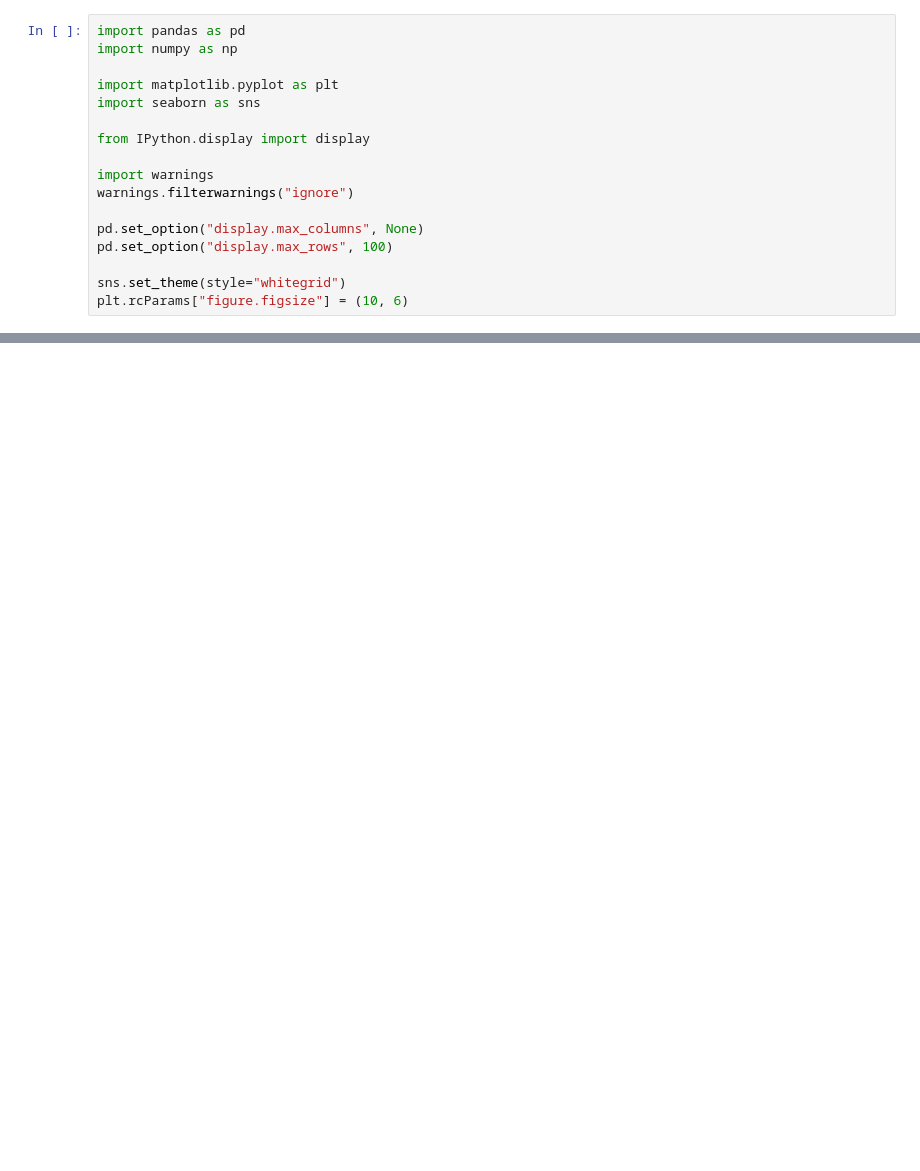
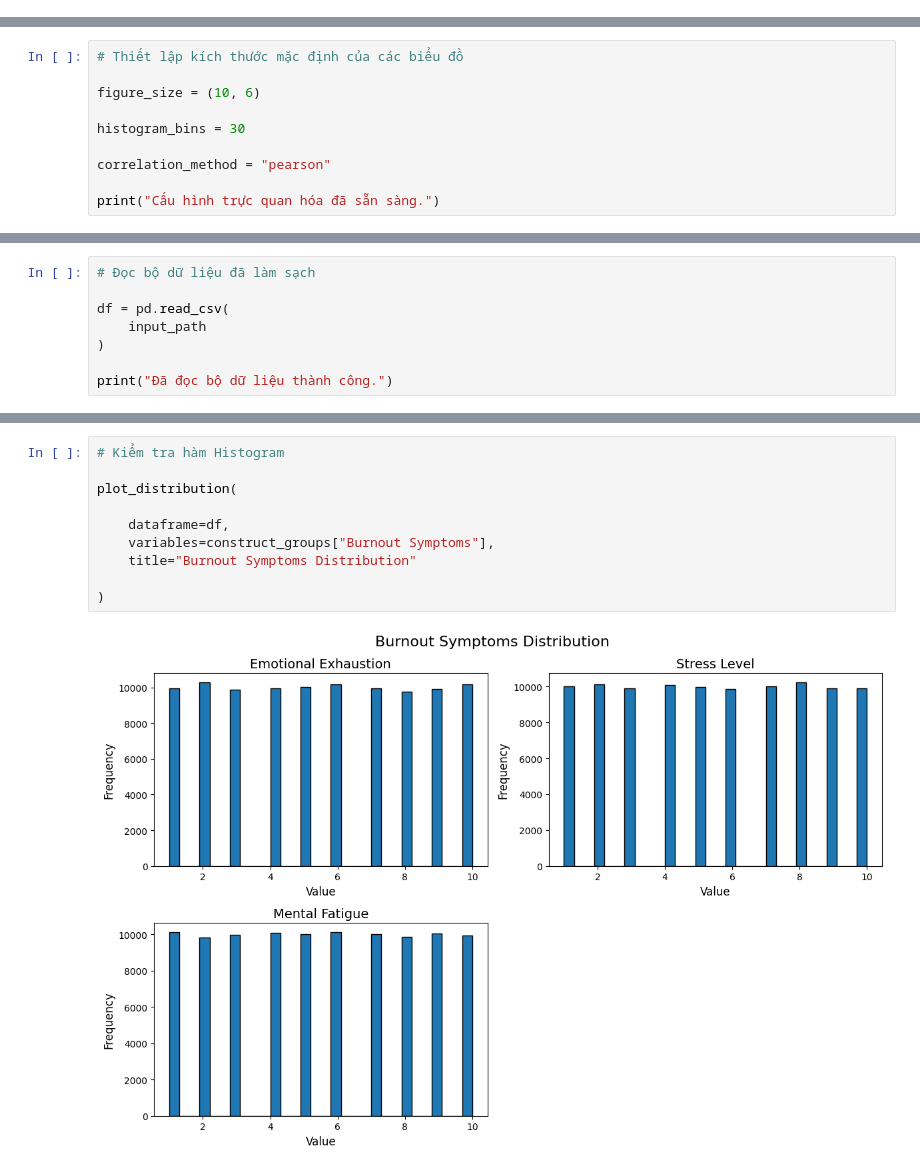
Before and after one commit to NguynnThah/DA016, a Jupyter notebook: notebooks/international_dataset/03_EDA.ipynb, the cells around one changed output, grey strips where cells are left out. Drawn from its saved outputs; the diff is of its cells as text; blank space fills up the shorter version.

```diff
--- a/notebooks/international_dataset/03_EDA.ipynb
+++ b/notebooks/international_dataset/03_EDA.ipynb
@@ -11,17 +0,0 @@
-# %%
-import pandas as pd
-import numpy as np
-
-import matplotlib.pyplot as plt
-import seaborn as sns
-
-from IPython.display import display
-
-import warnings
-warnings.filterwarnings("ignore")
-
-pd.set_option("display.max_columns", None)
-pd.set_option("display.max_rows", 100)
-
-sns.set_theme(style="whitegrid")
-plt.rcParams["figure.figsize"] = (10, 6)
@@ -793,0 +107,10 @@ display(eda_output_summary)
+# %%
+# Thiết lập kích thước mặc định của các biểu đồ
+
+figure_size = (10, 6)
+
+histogram_bins = 30
+
+correlation_method = "pearson"
+
+print("Cấu hình trực quan hóa đã sẵn sàng.")
@@ -793,0 +123,8 @@ display(eda_output_summary)
+# %%
+# Đọc bộ dữ liệu đã làm sạch
+
+df = pd.read_csv(
+    input_path
+)
+
+print("Đã đọc bộ dữ liệu thành công.")
@@ -793,0 +425,12 @@ display(eda_output_summary)
+# %%
+# Kiểm tra hàm Histogram
+
+plot_distribution(
+
+    dataframe=df,
+    variables=construct_groups["Burnout Symptoms"],
+    title="Burnout Symptoms Distribution"
+
+)
+# %% [output]
+[figure, added]
```
Also changed, not shown: parts of 135 cells of this notebook, 8 other files.
